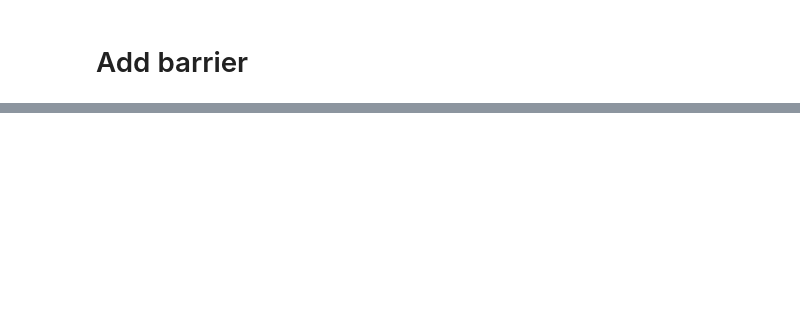
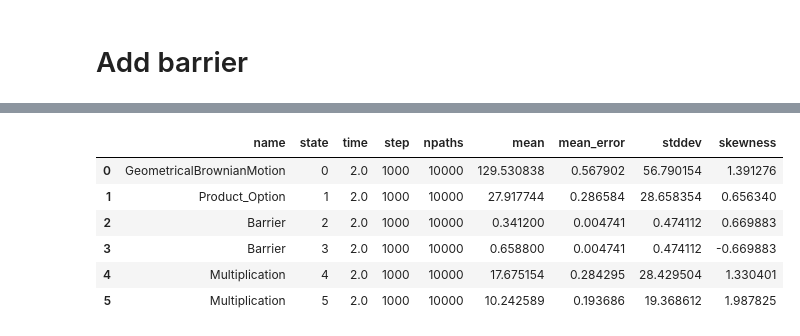
Before and after one commit to AlexanderZvyagin/MonteCarlo-SDK, a Jupyter notebook: python/t3_FinanceOption.ipynb, the cells around one changed output, grey strips where cells are left out. Saved outputs shown, nothing was run; the diff lists cells and outputs as text; code cells hidden in the pictures; blank space fills up the shorter version.

```diff
--- a/python/t3_FinanceOption.ipynb
+++ b/python/t3_FinanceOption.ipynb
@@ -113,0 +209,14 @@ results_1b.df()
+# %%
+model_1b = single_barrier_option_price(volatility=0.3,spot=130,strike=140)
+model_1b.evaluations.append(EvaluationPoint(0,2))
+reply_1b = requests.post(f'{server}/model',model_1b.json())
+results_1b = EvaluationResults(reply_1b.json(),model_1b)
+results_1b.df()
+# %% [output]
+|  | name | state | time | step | npaths | mean | mean_error | stddev | skewness |
+| 0 | GeometricalBrownianMotion | 0 | 2.0 | 1000 | 10000 | 129.530838 | 0.567902 | 56.790154 | 1.391276 |
+| 1 | Product_Option | 1 | 2.0 | 1000 | 10000 | 27.917744 | 0.286584 | 28.658354 | 0.656340 |
+| 2 | Barrier | 2 | 2.0 | 1000 | 10000 | 0.341200 | 0.004741 | 0.474112 | 0.669883 |
+| 3 | Barrier | 3 | 2.0 | 1000 | 10000 | 0.658800 | 0.004741 | 0.474112 | -0.669883 |
+| 4 | Multiplication | 4 | 2.0 | 1000 | 10000 | 17.675154 | 0.284295 | 28.429504 | 1.330401 |
+| 5 | Multiplication | 5 | 2.0 | 1000 | 10000 | 10.242589 | 0.193686 | 19.368612 | 1.987825 |
```
Also changed, not shown: parts of 10 cells of this notebook, 2 other files.
